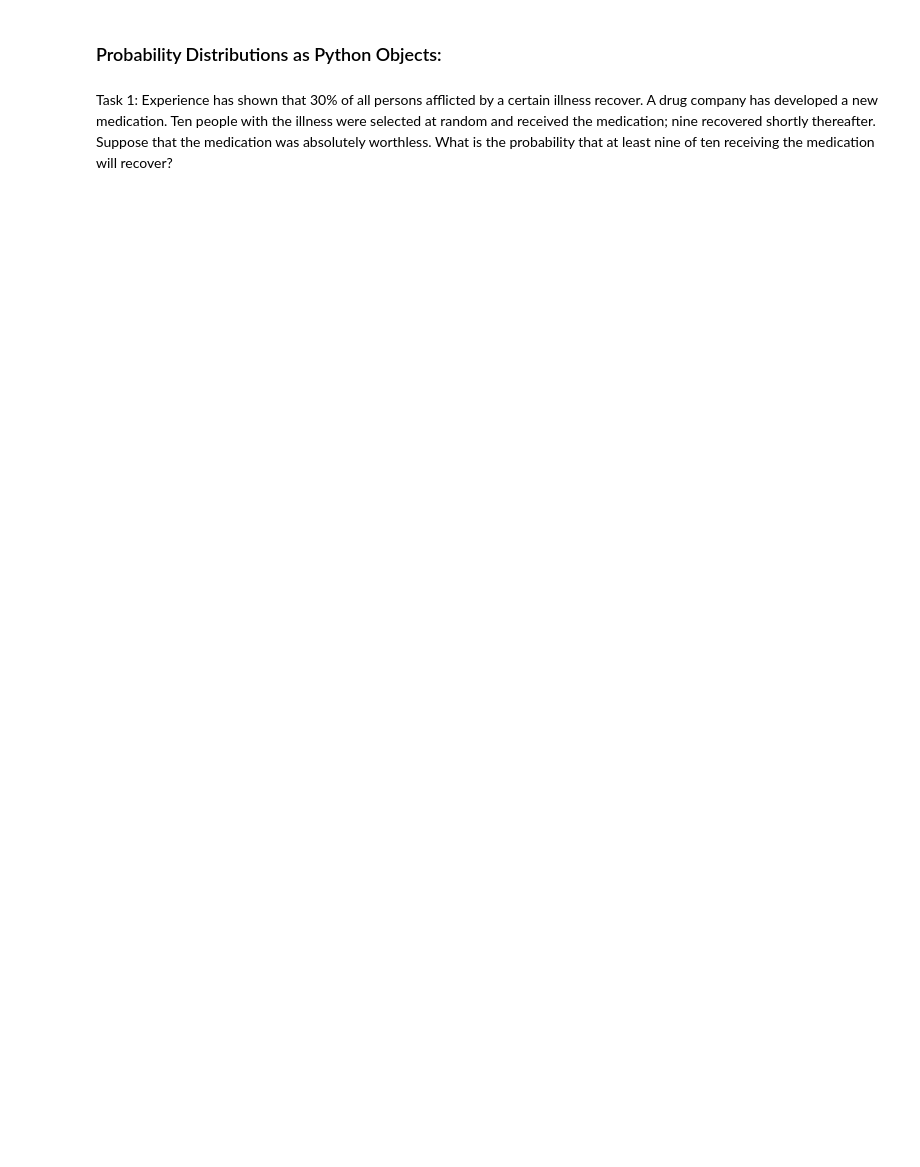
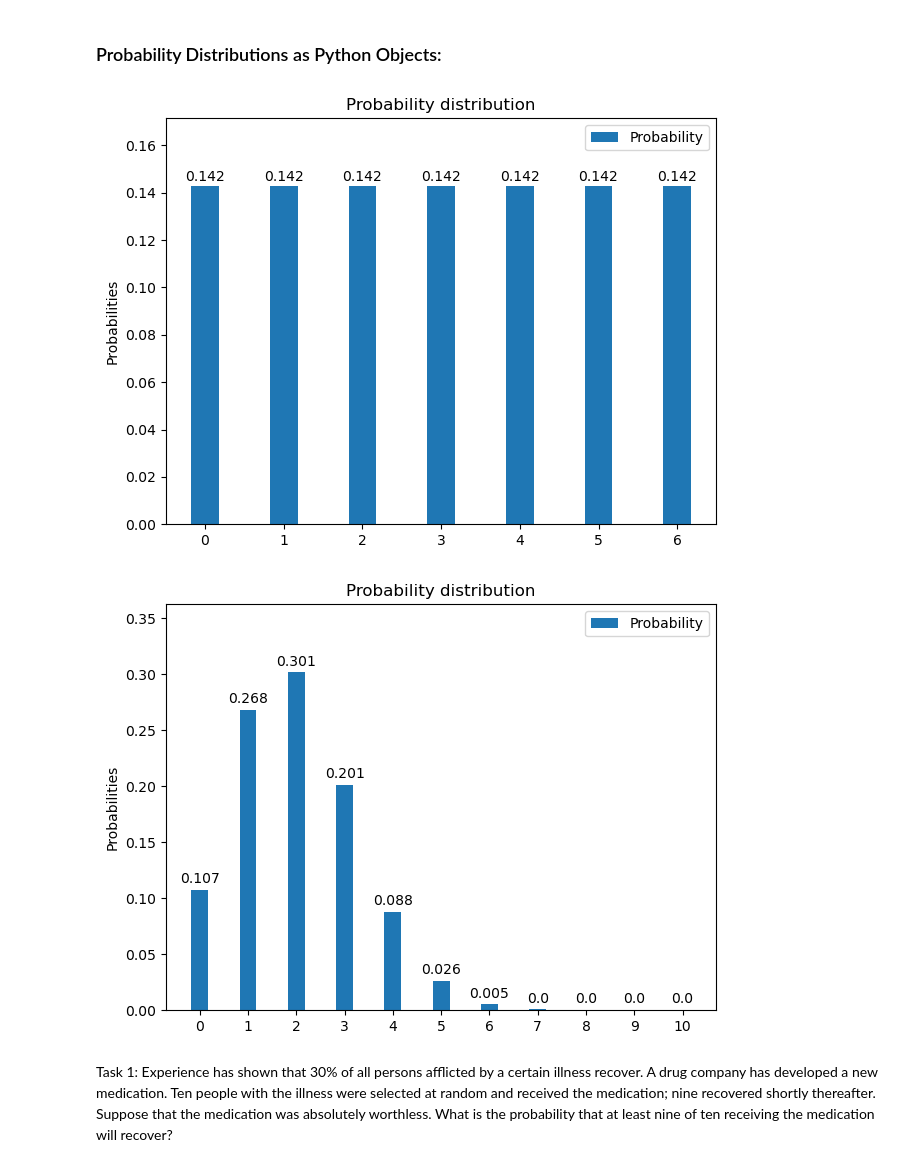
Before and after one commit to AlexMordhorst/Discrete-Probability-Distributions-as-OOP, a Jupyter notebook: main.ipynb, the cells around one changed output. Saved outputs shown, nothing was run; the diff lists cells and outputs as text; code cells hidden in the pictures; blank space fills up the shorter version.

```diff
--- a/main.ipynb
+++ b/main.ipynb
@@ -5,8 +5,11 @@ import skeleton_distributions
 # %%
-#a = skeleton_distributions.DUPD(sample_space_start=0, sample_space_end=6)
-#a.plot()
-#b = skeleton_distributions.BinomialDistribution(n=10, p = 0.2)
-#b.plot()
+a = discrete_distributions.DUPD(sample_space_start=0, sample_space_end=6)
+a.plot()
+b = discrete_distributions.BinomialDistribution(n=10, p = 0.2)
+b.plot()
+# %% [output]
+[figure, added]
+[figure, added]
 # %% [markdown]
  Task 1: Experience has shown that 30% of all persons afflicted by a certain illness recover. A drug company has developed a new medication. Ten people with the illness were selected at random and received the medication; nine recovered shortly thereafter. Suppose that the medication was absolutely worthless. What is the probability that at least nine of ten receiving the medication will recover?
 # %%
```
Also changed, not shown: parts of 6 cells of this notebook, 2 other files.
